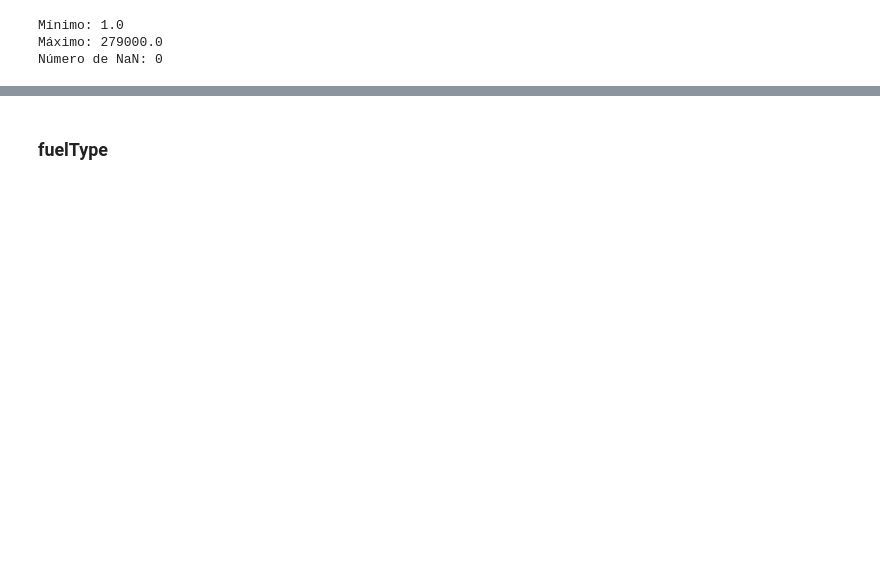
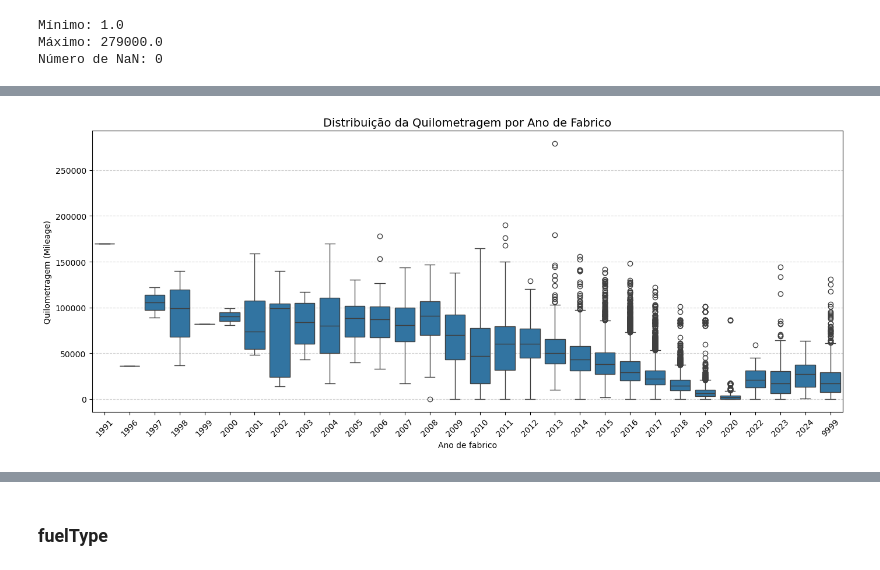
Before and after one commit to Filipa2002/Cars4You-Expediting-Car-Evaluations-with-ML, a Jupyter notebook: Gonçalo/ML_Project_GS0.ipynb, the cells around one changed output, grey strips where cells are left out. Saved outputs shown, nothing was run; the diff lists cells and outputs as text; code cells hidden in the pictures; blank space fills up the shorter version.

```diff
--- a/Gonçalo/ML_Project_GS0.ipynb
+++ b/Gonçalo/ML_Project_GS0.ipynb
@@ -289,0 +312,13 @@ Número de NaN: 0
+# %%
+plt.figure(figsize=(14,6))
+sns.boxplot(data=df, x='year', y='mileage')
+
+plt.title('Distribuição da Quilometragem por Ano de Fabrico', fontsize=14)
+plt.xlabel('Ano de fabrico')
+plt.ylabel('Quilometragem (Mileage)')
+plt.xticks(rotation=45)  # roda os anos no eixo x para melhor leitura
+plt.grid(axis='y', linestyle='--', alpha=0.6)
+plt.tight_layout()
+plt.show()
+# %% [output]
+[figure, added]
```
Also changed, not shown: parts of 34 cells of this notebook.
